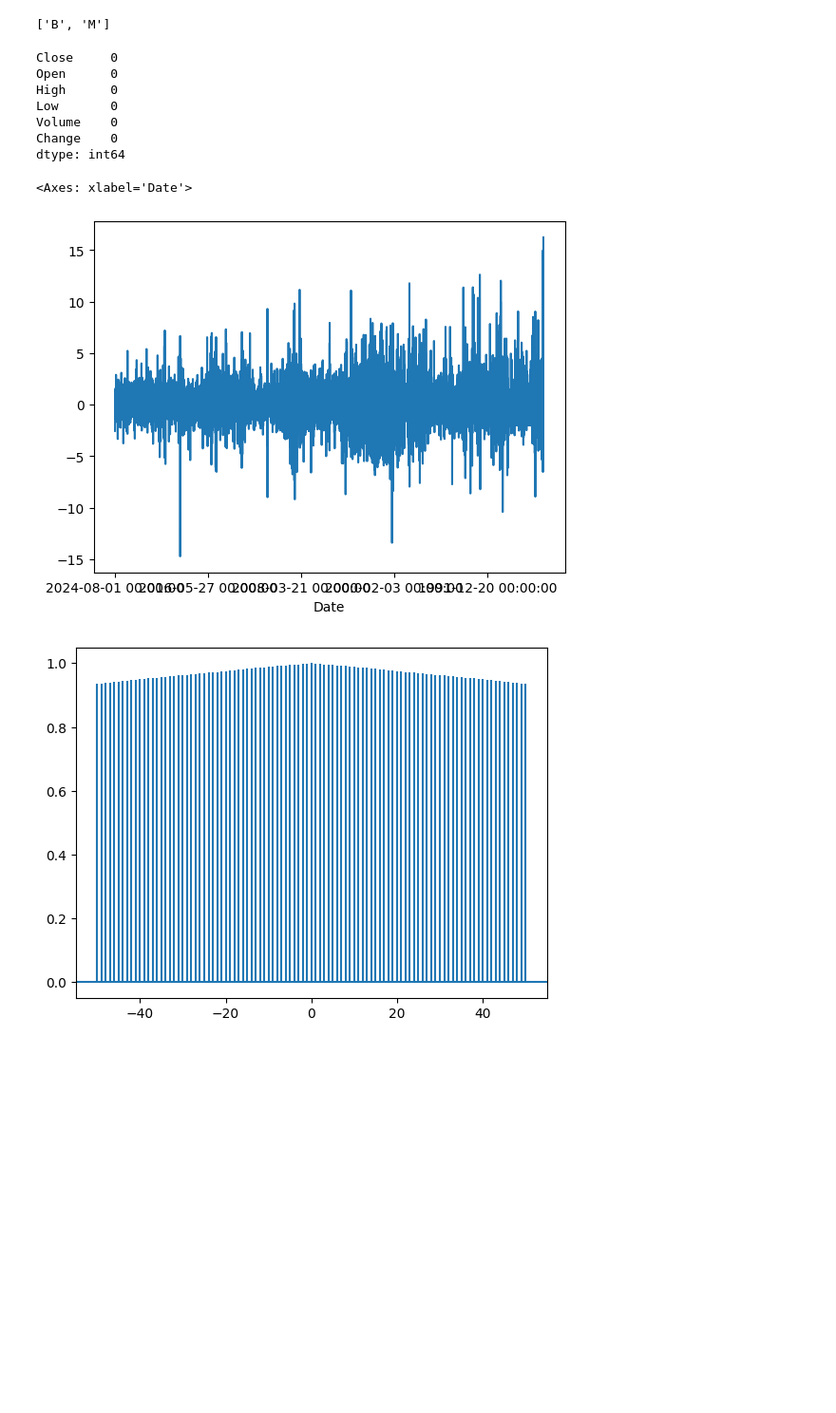
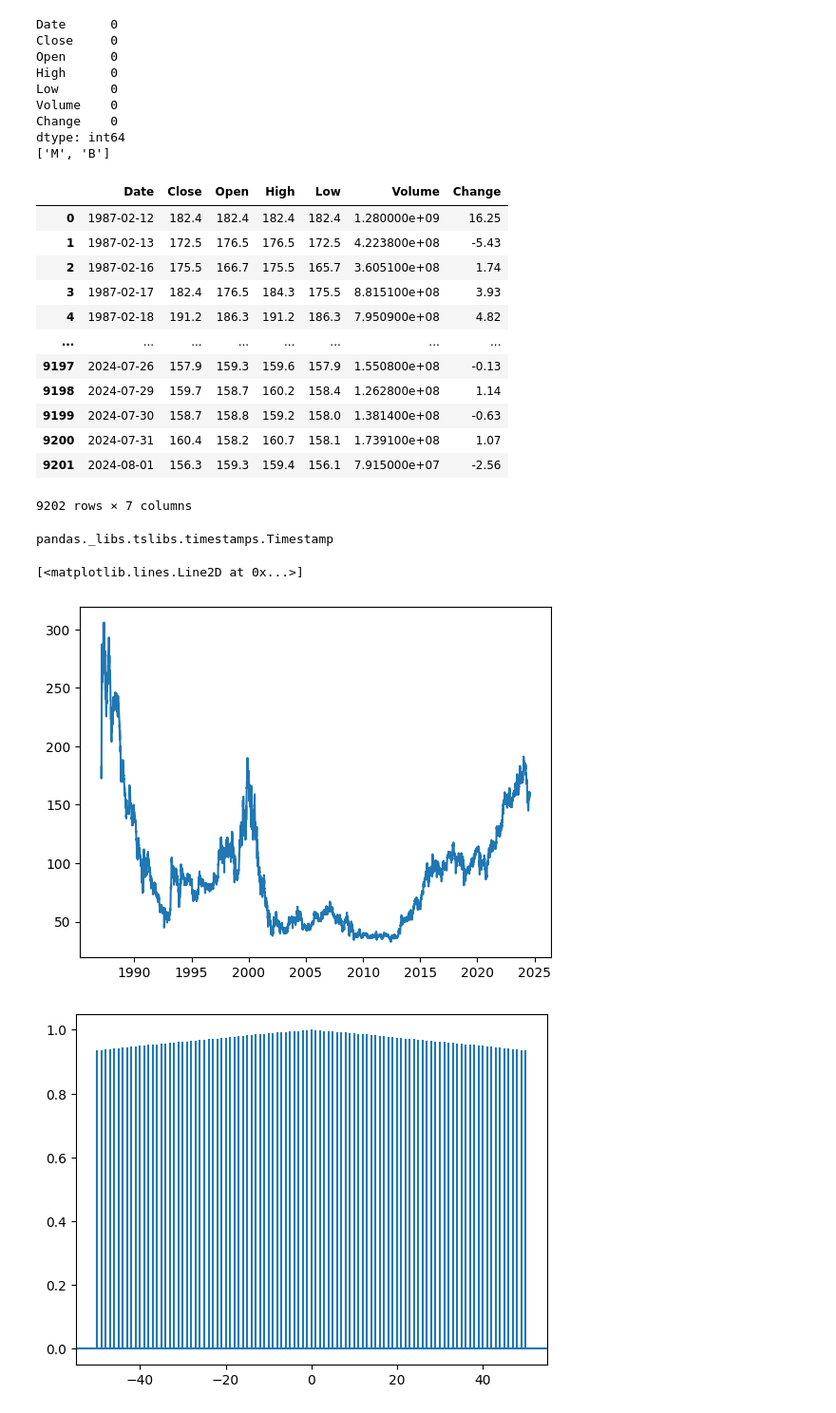
Before and after one commit to witten256/athena-trainee, a Jupyter notebook: statistics.ipynb, the cells around one changed output. Shown at 95% size. Drawn from its saved outputs; the diff is of its cells as text; code cells hidden in the pictures; blank space fills up the shorter version.

```diff
--- a/statistics.ipynb
+++ b/statistics.ipynb
@@ -8,24 +7,26 @@ from sklearn.preprocessing import StandardScaler
 # %%
-#データの読み込み
+# データの確認と適切な処理を行う
+
+# データの読み込み
 path = "../stock_price.csv"
-df = pd.read_csv(path, index_col="日付け", parse_dates=True)
-
-# 欠損値確認
-print(df.isnull().sum())
+df = pd.read_csv(path, parse_dates=["日付け"])
 
 # ラベルの日本語化
 df = df.rename(
     columns={
+        "日付け": "Date",
         "終値": "Close",
         "始値": "Open",
         "高値": "High",
         "安値": "Low",
         "出来高": "Volume",
         "変化率 %": "Change",
-    },
-    index=str,
+    }
 )
-df.index.name = "Date"
+
+# 欠損値確認
+print(df.isnull().sum())
+
 
 # 出来高は省略表現なので処理。まず、省略記号の一覧を取得。
 symbols = set()
@@ -39,6 +40,7 @@ for value in df["Volume"]:
 
 print(list(symbols))
 
+
 # 省略表現を数値に変換するカスタムメソッド
 def convert_volume(value):
     number = float(re.sub(r"[BM]", "", str(value)))
@@ -51,19 +53,33 @@ def convert_volume(value):
 
 
 features = df.copy()
+# 重要: データの順番を逆転
+features = features.iloc[::-1].reset_index(drop=True)
 features["Volume"] = features["Volume"].apply(convert_volume)
 features["Change"] = features["Change"].str.replace("%", "").astype(float)
 # %% [output]
-['B', 'M']
+Date      0
+Close     0
+Open      0
+High      0
+Low       0
+Volume    0
+Change    0
+dtype: int64
+['M', 'B']
-Close     0
-Open      0
-High      0
-Low       0
-Volume    0
-Change    0
-dtype: int64
 # %%
-features["Change"].plot()
+features
 # %% [output]
+|  | Date | Close | Open | High | Low | Volume | Change |
+| 0 | 1987-02-12 | 182.4 | 182.4 | 182.4 | 182.4 | 1.280000e+09 | 16.25 |
+| 1 | 1987-02-13 | 172.5 | 176.5 | 176.5 | 172.5 | 4.223800e+08 | -5.43 |
+| 2 | 1987-02-16 | 175.5 | 166.7 | 175.5 | 165.7 | 3.605100e+08 | 1.74 |
+| 3 | 1987-02-17 | 182.4 | 176.5 | 184.3 | 175.5 | 8.815100e+08 | 3.93 |
+| 4 | 1987-02-18 | 191.2 | 186.3 | 191.2 | 186.3 | 7.950900e+08 | 4.82 |
+| ... | ... | ... | ... | ... | ... | ... | ... |
+| 9197 | 2024-07-26 | 157.9 | 159.3 | 159.6 | 157.9 | 1.550800e+08 | -0.13 |
+| 9198 | 2024-07-29 | 159.7 | 158.7 | 160.2 | 158.4 | 1.262800e+08 | 1.14 |
+| 9199 | 2024-07-30 | 158.7 | 158.8 | 159.2 | 158.0 | 1.381400e+08 | -0.63 |
+| 9200 | 2024-07-31 | 160.4 | 158.2 | 160.7 | 158.1 | 1.739100e+08 | 1.07 |
+| 9201 | 2024-08-01 | 156.3 | 159.3 | 159.4 | 156.1 | 7.915000e+07 | -2.56 |
-<Axes: xlabel='Date'>
+9202 rows × 7 columns
-[figure, removed]
@@ -76,3 +86,12 @@ features_standardized_df = pd.DataFrame(
+# %%
+type(features["Date"][0])
+# %% [output]
+pandas._libs.tslibs.timestamps.Timestamp
+# %%
+plt.plot(features["Date"], features["Close"])
+# %% [output]
+[<matplotlib.lines.Line2D at 0x...>]
+[figure, added]
 # %%
 acor = plt.acorr(features["Close"], detrend=mlab.detrend_linear, maxlags=50)
 # %% [output]
```
Also changed, not shown: parts of 2 cells of this notebook, 4 other files.
